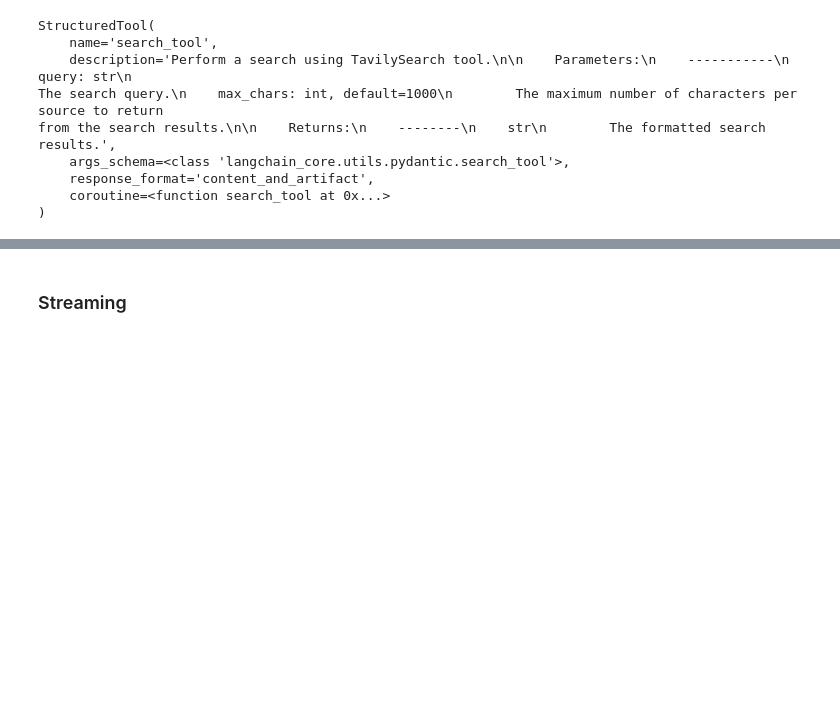
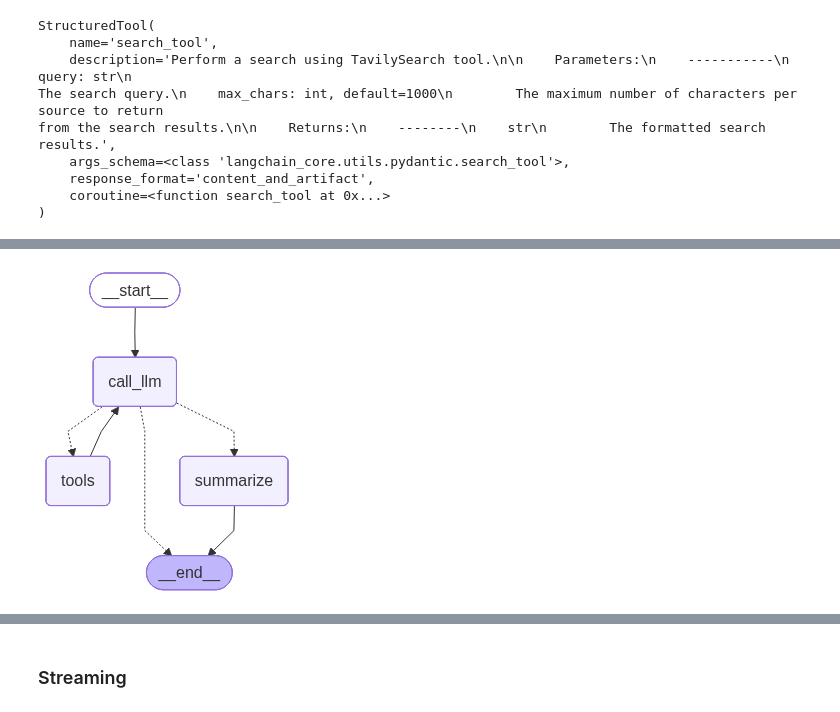
Before and after one commit to chineidu/smart-rag, a Jupyter notebook: notebooks/00-test-lab.ipynb, the cells around one changed output, grey strips where cells are left out. Drawn from its saved outputs; the diff is of its cells as text; code cells hidden in the pictures; blank space fills up the shorter version.

Commit message:
[feat] Added summarization to reduce context

```diff
--- a/notebooks/00-test-lab.ipynb
+++ b/notebooks/00-test-lab.ipynb
@@ -147,0 +181,4 @@ search_response
+# %%
+search = DuckDuckGoSearchResults(output_format="list")
+
+search.invoke("Obama's first name?")
@@ -389,6 +561,0 @@ Today’s date and time is **2025‑10‑26 02:59:07** (UTC).
-# %%
-msg: str = "Can you tell me a joke?"
-response = await graph.ainvoke({"messages": [HumanMessage(msg)]}, config=config)
-
-for message in response["messages"]:
-    message.pretty_print()
@@ -413,6 +561,0 @@ Because they always “debug” the trail! 😄
-# %%
-msg: str = "Who won the 2002 FIFA World Cup?"
-response = await graph.ainvoke({"messages": [HumanMessage(msg)]}, config=config)
-
-for message in response["messages"]:
-    message.pretty_print()
@@ -436,0 +596,4 @@ The 2002 FIFA World Cup was won by **Brazil**. They defeated Germany 2–0 in th
+# %%
+# Remove messages except the last 2
+messages_to_remove = [RemoveMessage(id=m.id) for m in messages[:-2]]
+messages_to_remove
@@ -436,0 +718,57 @@ The 2002 FIFA World Cup was won by **Brazil**. They defeated Germany 2–0 in th
+# %%
+max_attempts: int = 2
+
+# Memory
+memory = MemorySaver()
+tool_node = ToolNode([search_tool, date_and_time_tool])
+builder = StateGraph(State)
+
+# Add Nodes
+builder.add_node(
+    "call_llm",
+    call_llm,
+    retry_policy=RetryPolicy(max_attempts=max_attempts, initial_interval=1.0),
+)
+builder.add_node(
+    "tools",
+    tool_node,
+    retry_policy=RetryPolicy(max_attempts=max_attempts, initial_interval=1.0),
+)
+builder.add_node(
+    "summarize",
+    summarization_node,
+    retry_policy=RetryPolicy(max_attempts=max_attempts, initial_interval=1.0),
+)
+
+# Add Edges
+# builder.add_conditional_edges(
+#     START, should_summarize, {"summarize": "summarize", "call_llm": "call_llm"}
+# )
+builder.add_edge(START, "call_llm")
+# builder.add_edge("call_llm", "summarize")
+builder.add_conditional_edges("call_llm", tools_condition, {"tools": "tools", END: END})
+builder.add_conditional_edges(
+    "call_llm", should_summarize, {"summarize": "summarize", END: END}
+)
+builder.add_edge("tools", "call_llm")
+
+# Build the graph
+graph = builder.compile(checkpointer=memory)
+
+
+# Visualize the graph with ASCII fallback
+try:
+    display(Image(graph.get_graph(xray=1).draw_mermaid_png()))
+except Exception as e:
+    console.print(f"[yellow]PNG visualization failed: {e}[/yellow]")
+    console.print("[cyan]Displaying ASCII representation instead:[/cyan]\n")
+    try:
+        print(graph.get_graph(xray=1).draw_ascii())
+    except ImportError as ie:
+        console.print(f"[red]ASCII visualization also failed: {ie}[/red]")
+        console.print("[magenta]Showing basic graph structure:[/magenta]\n")
+        graph_obj = graph.get_graph(xray=1)
+        console.print(f"Nodes: {[node.id for node in graph_obj.nodes.values()]}")
+        console.print(f"Edges: {[(e.source, e.target) for e in graph_obj.edges]}")
+# %% [output]
+[figure, added]
```
Also changed, not shown: parts of 48 cells of this notebook, 4 other files.
